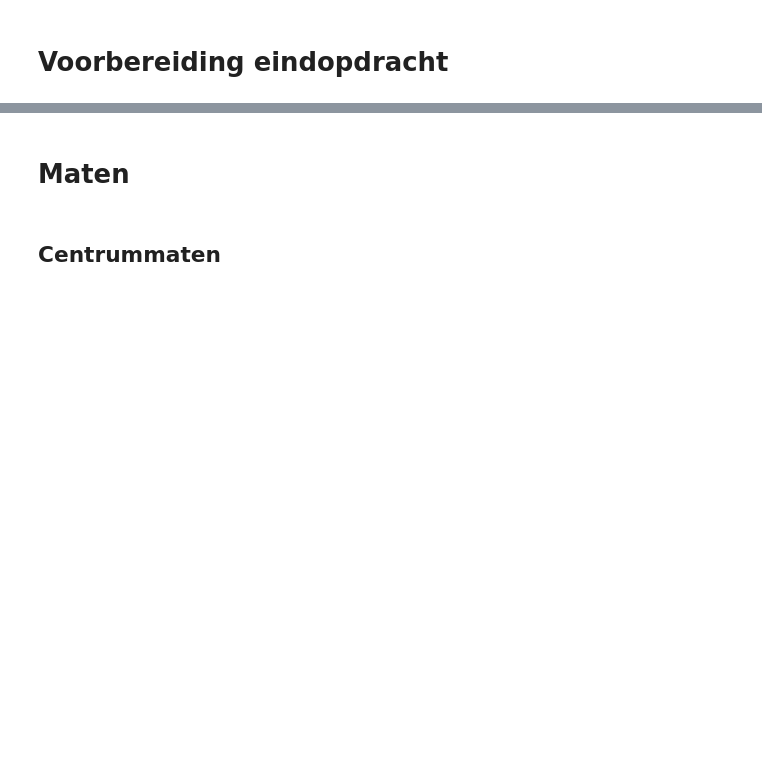
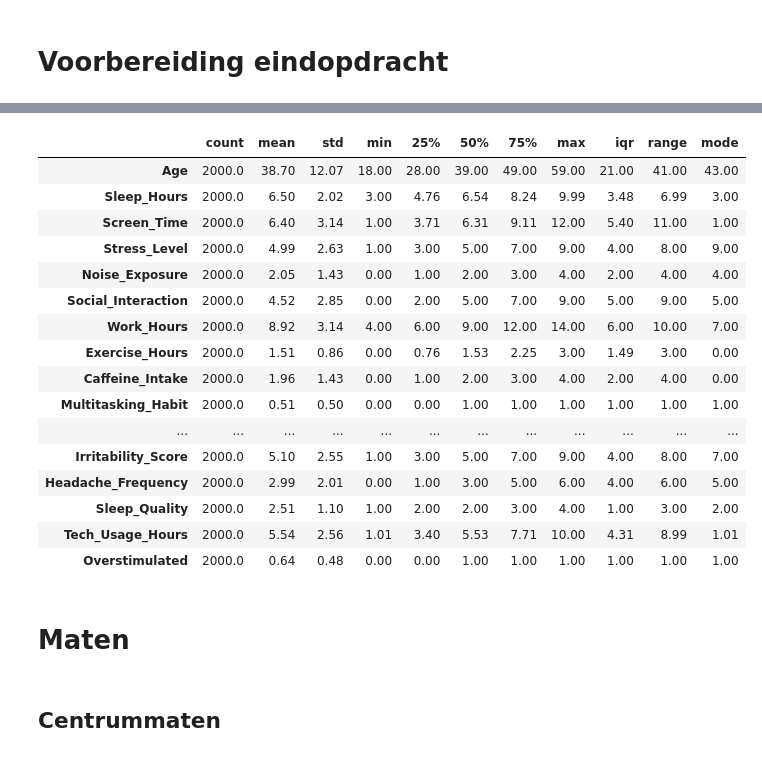
Before and after one commit to vinnikalessia/Eindproject_overstimulation_and_lifestyle, a Jupyter notebook: Voorbereiding.ipynb, the cells around one changed output, grey strips where cells are left out. Saved outputs shown, nothing was run; the diff lists cells and outputs as text; code cells hidden in the pictures; blank space fills up the shorter version.

```diff
--- a/Voorbereiding.ipynb
+++ b/Voorbereiding.ipynb
@@ -17,6 +17,33 @@ dataset.head()
 | 2 | 32 | 6.676144 | 1.688213 | 5 | 2 | 8 | 12 | ... |
 | 3 | 25 | 7.963324 | 3.315576 | 7 | 2 | 8 | 13 | ... |
 | 4 | 38 | 3.748138 | 9.899260 | 5 | 0 | 5 | 4 | ... |
+# %%
+m = dataset.describe().round(2).transpose()
+
+
+m['iqr'] = m['75%'] - m['25%']
+m['range'] = m['max'] - m['min']
+# modus
+m['mode'] = dataset.mode().iloc[0].round(2)
+m
+# %% [output]
+|  | count | mean | std | min | 25% | 50% | 75% | max | iqr | range | mode |
+| Age | 2000.0 | 38.70 | 12.07 | 18.00 | 28.00 | 39.00 | 49.00 | 59.00 | 21.00 | 41.00 | 43.00 |
+| Sleep_Hours | 2000.0 | 6.50 | 2.02 | 3.00 | 4.76 | 6.54 | 8.24 | 9.99 | 3.48 | 6.99 | 3.00 |
+| Screen_Time | 2000.0 | 6.40 | 3.14 | 1.00 | 3.71 | 6.31 | 9.11 | 12.00 | 5.40 | 11.00 | 1.00 |
+| Stress_Level | 2000.0 | 4.99 | 2.63 | 1.00 | 3.00 | 5.00 | 7.00 | 9.00 | 4.00 | 8.00 | 9.00 |
+| Noise_Exposure | 2000.0 | 2.05 | 1.43 | 0.00 | 1.00 | 2.00 | 3.00 | 4.00 | 2.00 | 4.00 | 4.00 |
+| Social_Interaction | 2000.0 | 4.52 | 2.85 | 0.00 | 2.00 | 5.00 | 7.00 | 9.00 | 5.00 | 9.00 | 5.00 |
+| Work_Hours | 2000.0 | 8.92 | 3.14 | 4.00 | 6.00 | 9.00 | 12.00 | 14.00 | 6.00 | 10.00 | 7.00 |
+| Exercise_Hours | 2000.0 | 1.51 | 0.86 | 0.00 | 0.76 | 1.53 | 2.25 | 3.00 | 1.49 | 3.00 | 0.00 |
+| Caffeine_Intake | 2000.0 | 1.96 | 1.43 | 0.00 | 1.00 | 2.00 | 3.00 | 4.00 | 2.00 | 4.00 | 0.00 |
+| Multitasking_Habit | 2000.0 | 0.51 | 0.50 | 0.00 | 0.00 | 1.00 | 1.00 | 1.00 | 1.00 | 1.00 | 1.00 |
+| ... | ... | ... | ... | ... | ... | ... | ... | ... | ... | ... | ... |
+| Irritability_Score | 2000.0 | 5.10 | 2.55 | 1.00 | 3.00 | 5.00 | 7.00 | 9.00 | 4.00 | 8.00 | 7.00 |
+| Headache_Frequency | 2000.0 | 2.99 | 2.01 | 0.00 | 1.00 | 3.00 | 5.00 | 6.00 | 4.00 | 6.00 | 5.00 |
+| Sleep_Quality | 2000.0 | 2.51 | 1.10 | 1.00 | 2.00 | 2.00 | 3.00 | 4.00 | 1.00 | 3.00 | 2.00 |
+| Tech_Usage_Hours | 2000.0 | 5.54 | 2.56 | 1.01 | 3.40 | 5.53 | 7.71 | 10.00 | 4.31 | 8.99 | 1.01 |
+| Overstimulated | 2000.0 | 0.64 | 0.48 | 0.00 | 0.00 | 1.00 | 1.00 | 1.00 | 1.00 | 1.00 | 1.00 |
 # %% [markdown]
 # Maten
 # %% [markdown]
```
Also changed, not shown: 5 other files.
